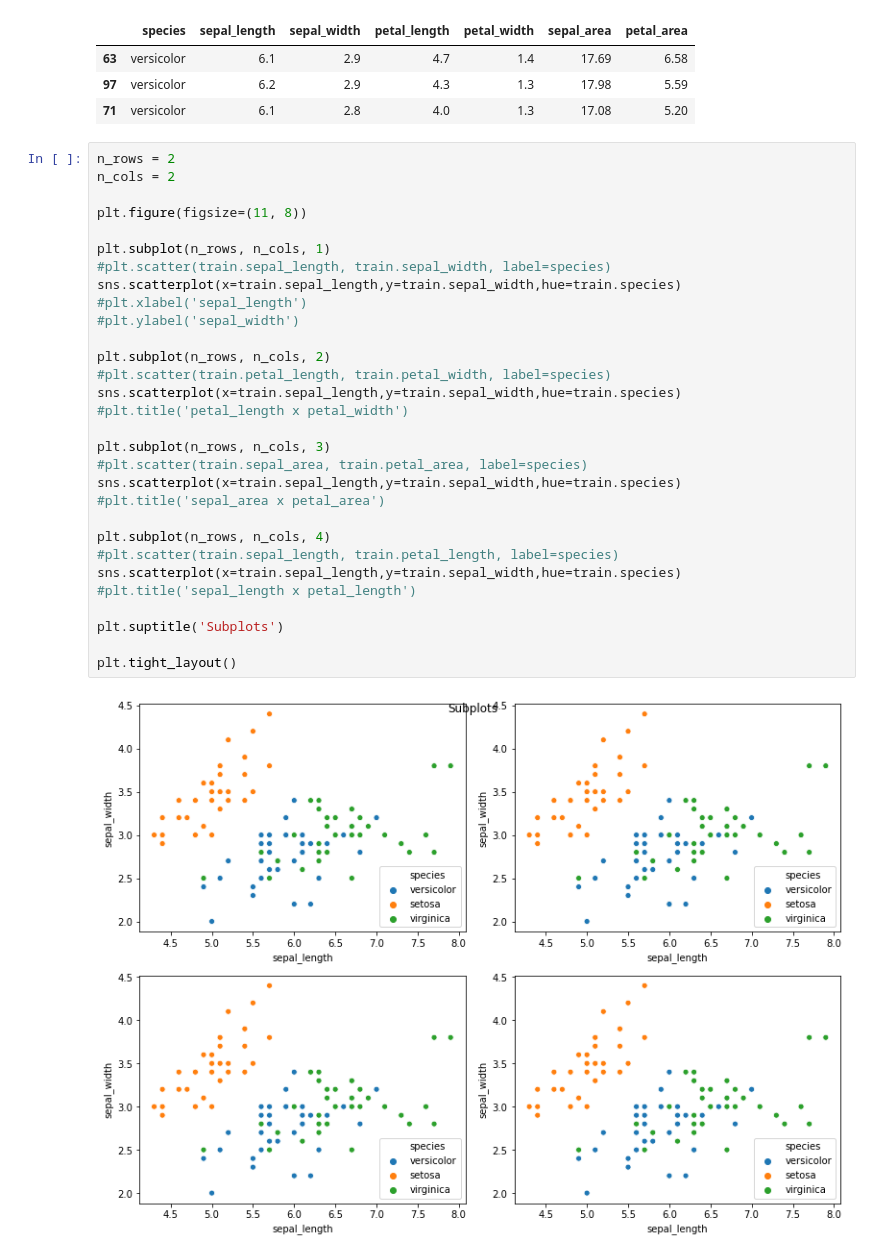
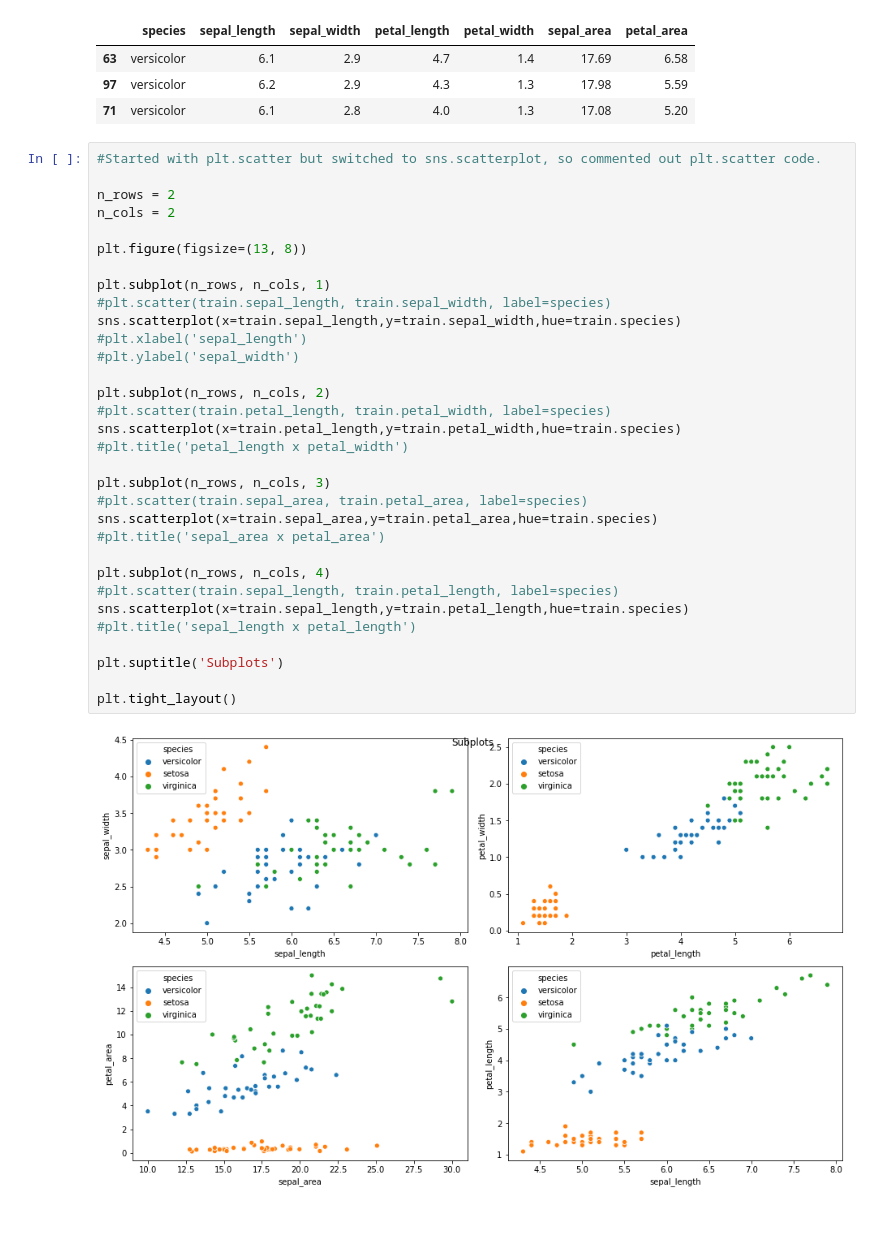
Before and after one commit to KwameTaylor/classification-exercises, a Jupyter notebook: classification_exercises.ipynb, the cells around one changed output. Saved outputs shown, nothing was run; the diff lists cells and outputs as text; blank space fills up the shorter version.

```diff
--- a/classification_exercises.ipynb
+++ b/classification_exercises.ipynb
@@ -502,34 +505,36 @@ See the caveats in the documentation: https://pandas.pydata.org/pandas-docs/stab
 | 97 | versicolor | 6.2 | 2.9 | 4.3 | 1.3 | 17.98 | 5.59 |
 | 71 | versicolor | 6.1 | 2.8 | 4.0 | 1.3 | 17.08 | 5.20 |
 # %%
+#Started with plt.scatter but switched to sns.scatterplot, so commented out plt.scatter code.
+
 n_rows = 2
 n_cols = 2
 
-plt.figure(figsize=(11, 8))
+plt.figure(figsize=(13, 8))
 
 plt.subplot(n_rows, n_cols, 1)
 #plt.scatter(train.sepal_length, train.sepal_width, label=species)
 sns.scatterplot(x=train.sepal_length,y=train.sepal_width,hue=train.species)
 #plt.xlabel('sepal_length')
 #plt.ylabel('sepal_width')
 
 plt.subplot(n_rows, n_cols, 2)
 #plt.scatter(train.petal_length, train.petal_width, label=species)
-sns.scatterplot(x=train.sepal_length,y=train.sepal_width,hue=train.species)
+sns.scatterplot(x=train.petal_length,y=train.petal_width,hue=train.species)
 #plt.title('petal_length x petal_width')
 
 plt.subplot(n_rows, n_cols, 3)
 #plt.scatter(train.sepal_area, train.petal_area, label=species)
-sns.scatterplot(x=train.sepal_length,y=train.sepal_width,hue=train.species)
+sns.scatterplot(x=train.sepal_area,y=train.petal_area,hue=train.species)
 #plt.title('sepal_area x petal_area')
 
 plt.subplot(n_rows, n_cols, 4)
 #plt.scatter(train.sepal_length, train.petal_length, label=species)
-sns.scatterplot(x=train.sepal_length,y=train.sepal_width,hue=train.species)
+sns.scatterplot(x=train.sepal_length,y=train.petal_length,hue=train.species)
 #plt.title('sepal_length x petal_length')
 
 plt.suptitle('Subplots')
 
 plt.tight_layout()
 # %% [output]
-[figure, old version]
+[figure, new version]
```
Also changed, not shown: parts of 10 cells of this notebook.
